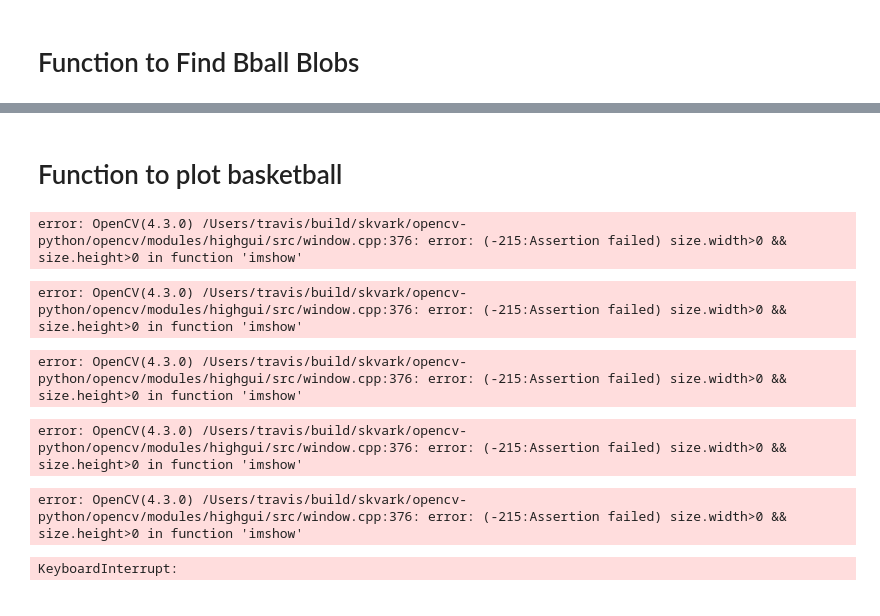
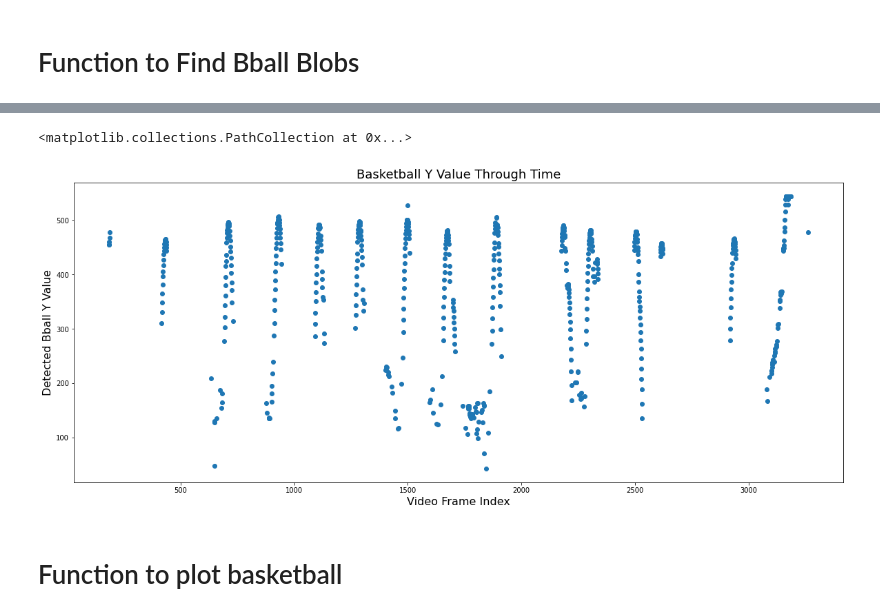
Before and after one commit to icarusoars/bball-shot-tracker, a Jupyter notebook: notebooks/03_detect_shot.ipynb, the cells around one changed output, grey strips where cells are left out. Drawn from its saved outputs; the diff is of its cells as text; code cells hidden in the pictures.

```diff
--- a/notebooks/03_detect_shot.ipynb
+++ b/notebooks/03_detect_shot.ipynb
@@ -25,7 +26,7 @@ pd.options.display.max_rows = 1000
 # %% [markdown]
 # Test a Function on an Image
 # %%
-image = cv2.imread("../data/shooting_vids/blah.png")
+image = cv2.imread("../data/shooting_vids/blah2.png")
 output = image.copy()
 gray = cv2.cvtColor(image, cv2.COLOR_BGR2GRAY)
 
@@ -225,0 +262,9 @@ def get_blobs(frame, output):
+# %%
+frames = {
+    (0,0) : image,
+    (0,1) : image
+}
+combined = combine_frames(grid_size = (2,3), frames = frames, combined_width = 1500)
+
+cv2.imshow("Combined frames", combined)
+cv2.waitKey(0)
@@ -270,7 +317,7 @@ def find_blobs(video):
     #         shot_parabola(stacked_foregrounds)
 
 
-        if cv2.waitKey(15) & 0xFF == ord('q'):
+        if cv2.waitKey(1) & 0xFF == ord('q'):
             break
 
         # get next frame
@@ -471,3 +554,15 @@ no ball found 2
+# %%
+bballs_df = res_df[res_df['is_bball']].copy(deep = True)
+bballs_df['y'] = frame_dim[1] - bballs_df['y']
+
+plt.figure(figsize = (20,8))
+plt.xlabel("Video Frame Index", size = 16)
+plt.ylabel("Detected Bball Y Value", size = 16)
+plt.title("Basketball Y Value Through Time", size = 18)
+plt.scatter(bballs_df['frame_idx'], bballs_df['y'])
+# %% [output]
+<matplotlib.collections.PathCollection at 0x...>
+[figure, added]
 # %% [markdown]
 # Function to plot basketball
 # %%
@@ -523,40 +635 @@ video = cv2.VideoCapture("../data/shooting_vids/shooting6.mp4")
 plot_bball(video, res_df)
-# %%
-import cv2
-cap = cv2.VideoCapture("../data/shooting_vids/shooting6.mp4")
-length = int(cap.get(cv2.CAP_PROP_FRAME_COUNT))
-
-def onChange(trackbarValue):
-    cap.set(cv2.CAP_PROP_POS_FRAMES,trackbarValue)
-    err,img = cap.read()
-    cv2.imshow("mywindow", img)
-    pass
-
-cv2.namedWindow('mywindow')
-cv2.createTrackbar( 'start', 'mywindow', 0, length, onChange )
-cv2.createTrackbar( 'end'  , 'mywindow', 100, length, onChange )
-
-onChange(0)
-cv2.waitKey()
-
-start = cv2.getTrackbarPos('start','mywindow')
-end   = cv2.getTrackbarPos('end','mywindow')
-if start >= end:
-    raise Exception("start must be less than end")
-
-cap.set(cv2.CAP_PROP_POS_FRAMES,start)
-while cap.isOpened():
-    err,img = cap.read()
-    if cap.get(cv2.CAP_PROP_POS_FRAMES) >= end:
-        break
-    cv2.imshow("mywindow", img)
-    k = cv2.waitKey(10) & 0xff
-    if k==27:
-        break
-# %% [output]
-error: OpenCV(4.3.0) /Users/travis/build/skvark/opencv-python/opencv/modules/highgui/src/window.cpp:376: error: (-215:Assertion failed) size.width>0 && size.height>0 in function 'imshow'
-error: OpenCV(4.3.0) /Users/travis/build/skvark/opencv-python/opencv/modules/highgui/src/window.cpp:376: error: (-215:Assertion failed) size.width>0 && size.height>0 in function 'imshow'
-error: OpenCV(4.3.0) /Users/travis/build/skvark/opencv-python/opencv/modules/highgui/src/window.cpp:376: error: (-215:Assertion failed) size.width>0 && size.height>0 in function 'imshow'
-error: OpenCV(4.3.0) /Users/travis/build/skvark/opencv-python/opencv/modules/highgui/src/window.cpp:376: error: (-215:Assertion failed) size.width>0 && size.height>0 in function 'imshow'
-error: OpenCV(4.3.0) /Users/travis/build/skvark/opencv-python/opencv/modules/highgui/src/window.cpp:376: error: (-215:Assertion failed) size.width>0 && size.height>0 in function 'imshow'
-KeyboardInterrupt:
```
Also changed, not shown: parts of 14 cells of this notebook, 1 other file.
